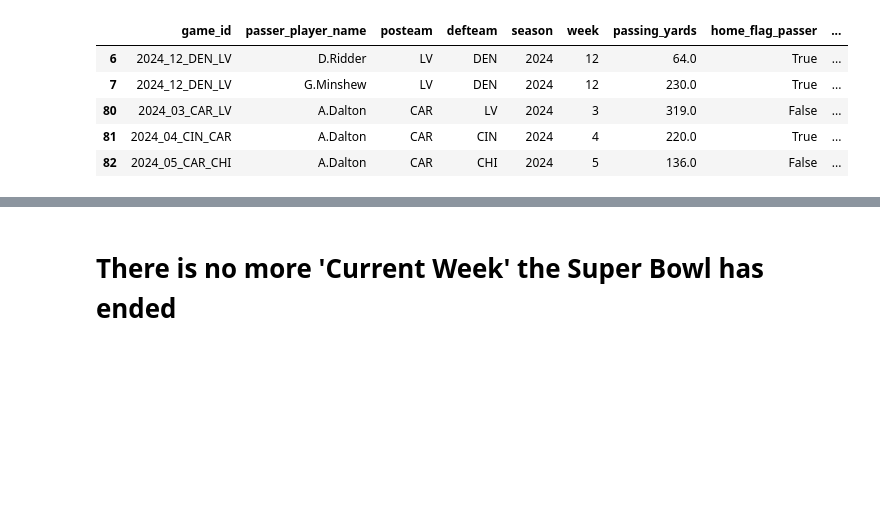
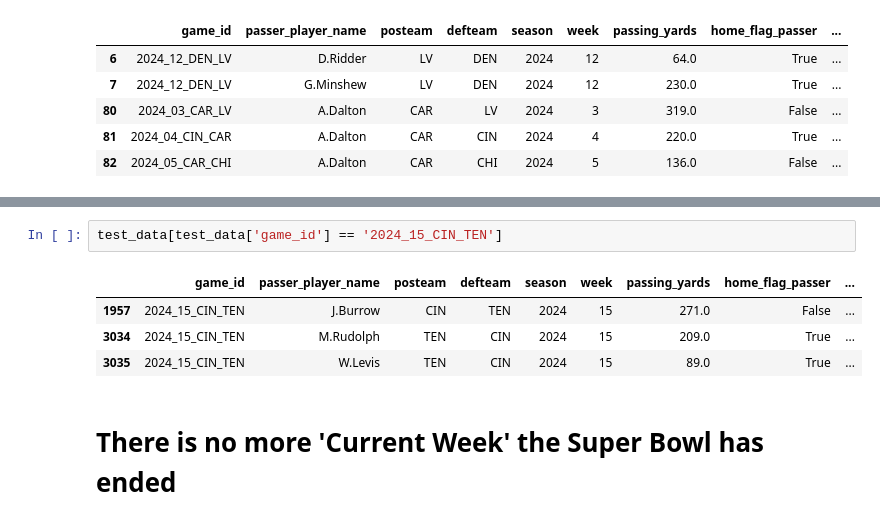
Before and after one commit to bhuggard/MidpointMadness, a Jupyter notebook: MidpointMadnessMainNotebookPostSeason.ipynb, the cells around one changed output, grey strips where cells are left out. Cells and saved outputs as stored; diff of their text form; blank space fills up the shorter version.

```diff
--- a/MidpointMadnessMainNotebookPostSeason.ipynb
+++ b/MidpointMadnessMainNotebookPostSeason.ipynb
@@ -447,3 +477,10 @@ test_data.head(5)
+# %%
+test_data[test_data['game_id'] == '2024_15_CIN_TEN']
+# %% [output]
+|  | game_id | passer_player_name | posteam | defteam | season | week | passing_yards | home_flag_passer | ... |
+| 1957 | 2024_15_CIN_TEN | J.Burrow | CIN | TEN | 2024 | 15 | 271.0 | False | ... |
+| 3034 | 2024_15_CIN_TEN | M.Rudolph | TEN | CIN | 2024 | 15 | 209.0 | True | ... |
+| 3035 | 2024_15_CIN_TEN | W.Levis | TEN | CIN | 2024 | 15 | 89.0 | True | ... |
 # %% [markdown]
 # There is no more 'Current Week' the Super Bowl has ended
 # %%
```
Also changed, not shown: parts of 4 cells of this notebook.
